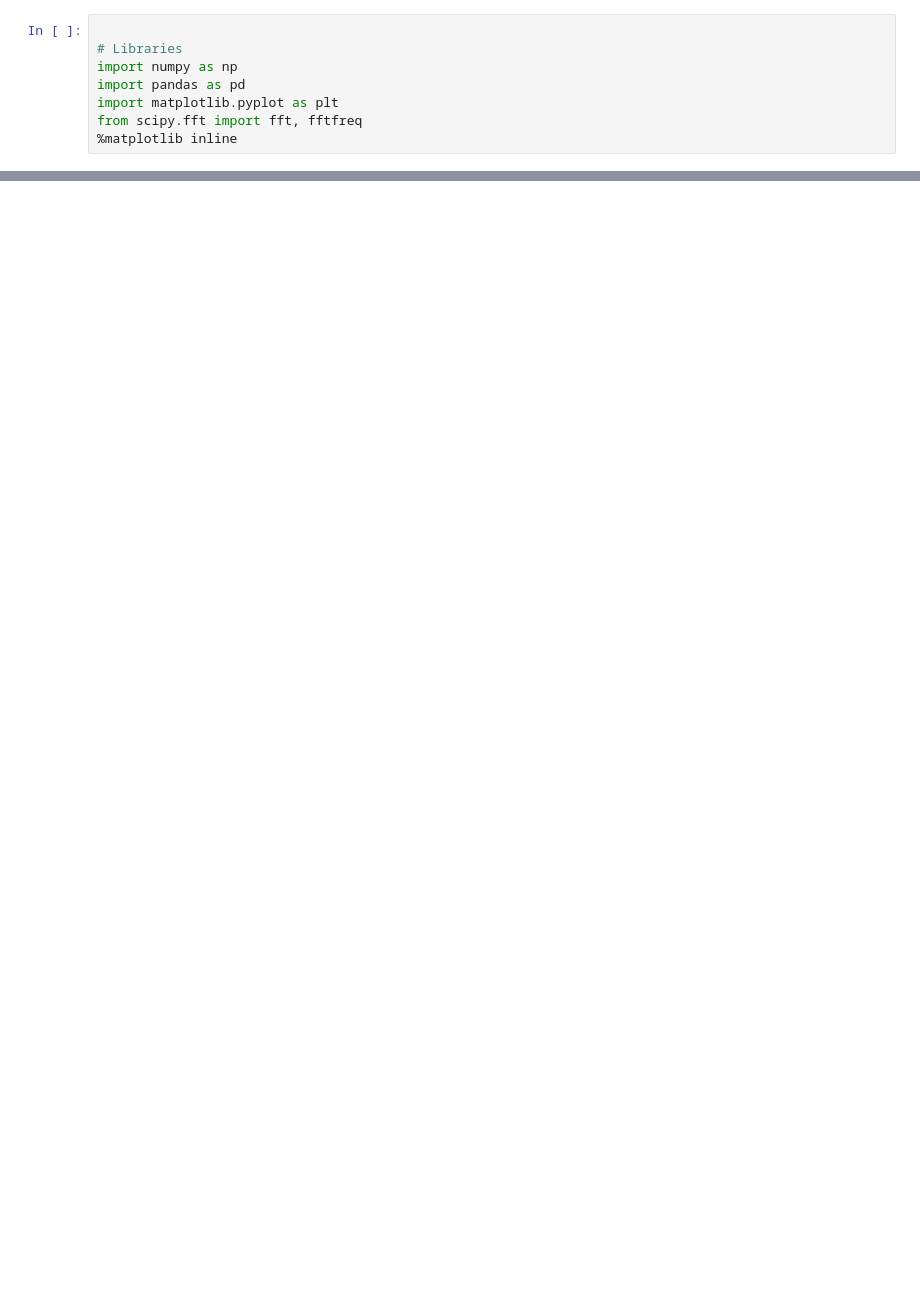
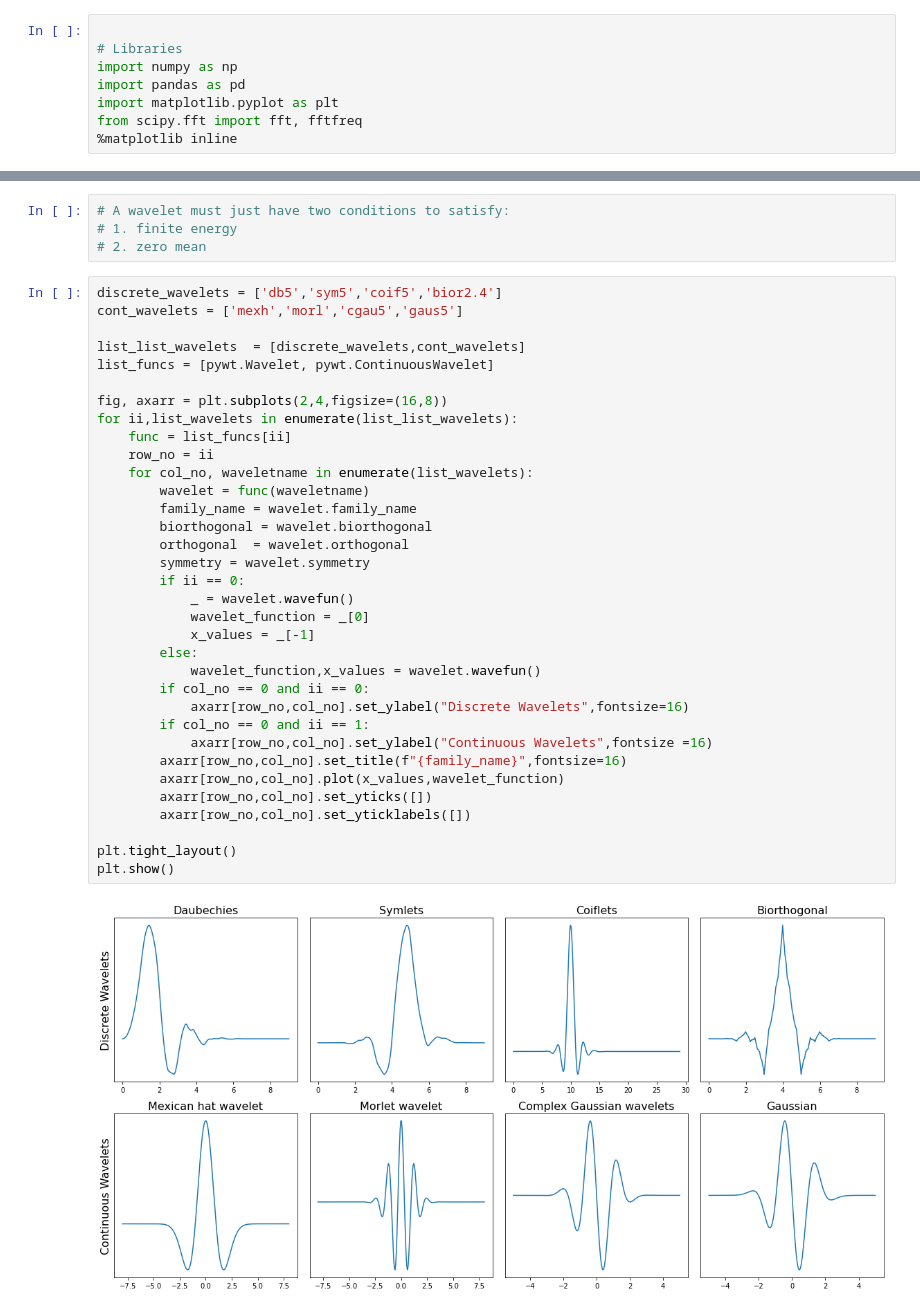
Before and after one commit to pralad-p/stats-works, a Jupyter notebook: wavelet-transform.ipynb, the cells around one changed output, grey strips where cells are left out. Saved outputs shown, nothing was run; the diff lists cells and outputs as text; blank space fills up the shorter version.

```diff
--- a/wavelet-transform.ipynb
+++ b/wavelet-transform.ipynb
@@ -44,0 +51,40 @@ plt.show()
+# %%
+# A wavelet must just have two conditions to satisfy:
+# 1. finite energy
+# 2. zero mean
+# %%
+discrete_wavelets = ['db5','sym5','coif5','bior2.4']
+cont_wavelets = ['mexh','morl','cgau5','gaus5']
+
+list_list_wavelets  = [discrete_wavelets,cont_wavelets]
+list_funcs = [pywt.Wavelet, pywt.ContinuousWavelet]
+
+fig, axarr = plt.subplots(2,4,figsize=(16,8))
+for ii,list_wavelets in enumerate(list_list_wavelets):
+    func = list_funcs[ii]
+    row_no = ii
+    for col_no, waveletname in enumerate(list_wavelets):
+        wavelet = func(waveletname)
+        family_name = wavelet.family_name
+        biorthogonal = wavelet.biorthogonal
+        orthogonal  = wavelet.orthogonal
+        symmetry = wavelet.symmetry
+        if ii == 0:
+            _ = wavelet.wavefun()
+            wavelet_function = _[0]
+            x_values = _[-1]
+        else:
+            wavelet_function,x_values = wavelet.wavefun()
+        if col_no == 0 and ii == 0:
+            axarr[row_no,col_no].set_ylabel("Discrete Wavelets",fontsize=16)
+        if col_no == 0 and ii == 1:
+            axarr[row_no,col_no].set_ylabel("Continuous Wavelets",fontsize =16)
+        axarr[row_no,col_no].set_title(f"{family_name}",fontsize=16)
+        axarr[row_no,col_no].plot(x_values,wavelet_function)
+        axarr[row_no,col_no].set_yticks([])
+        axarr[row_no,col_no].set_yticklabels([])
+
+plt.tight_layout()
+plt.show()
+# %% [output]
+[figure, added]
```
Also changed, not shown: parts of 2 cells of this notebook.
